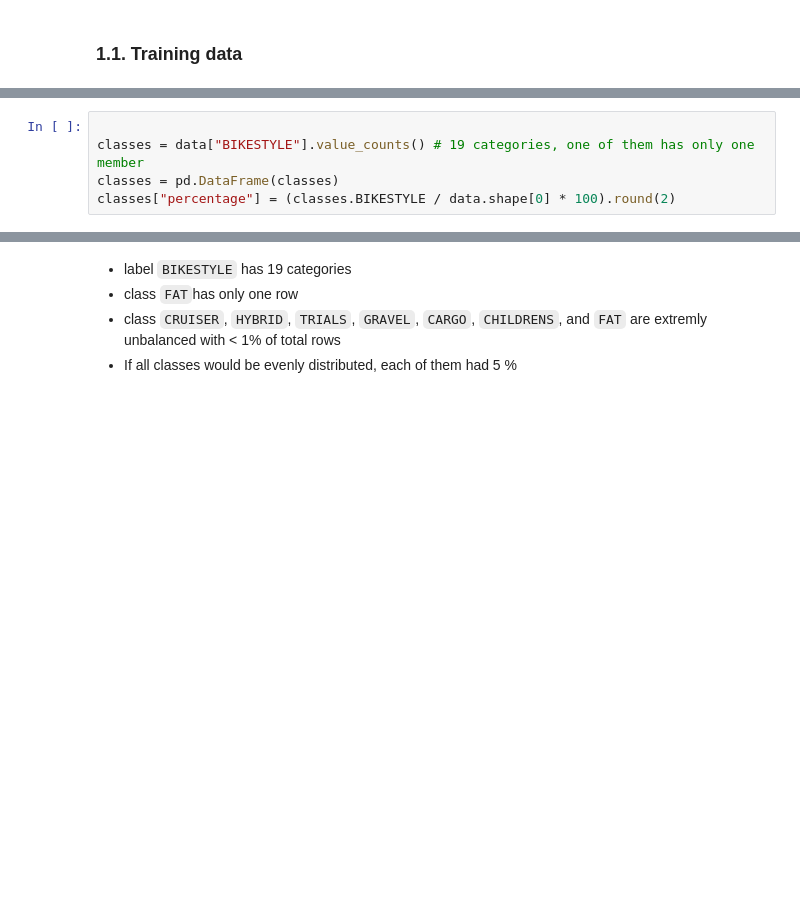
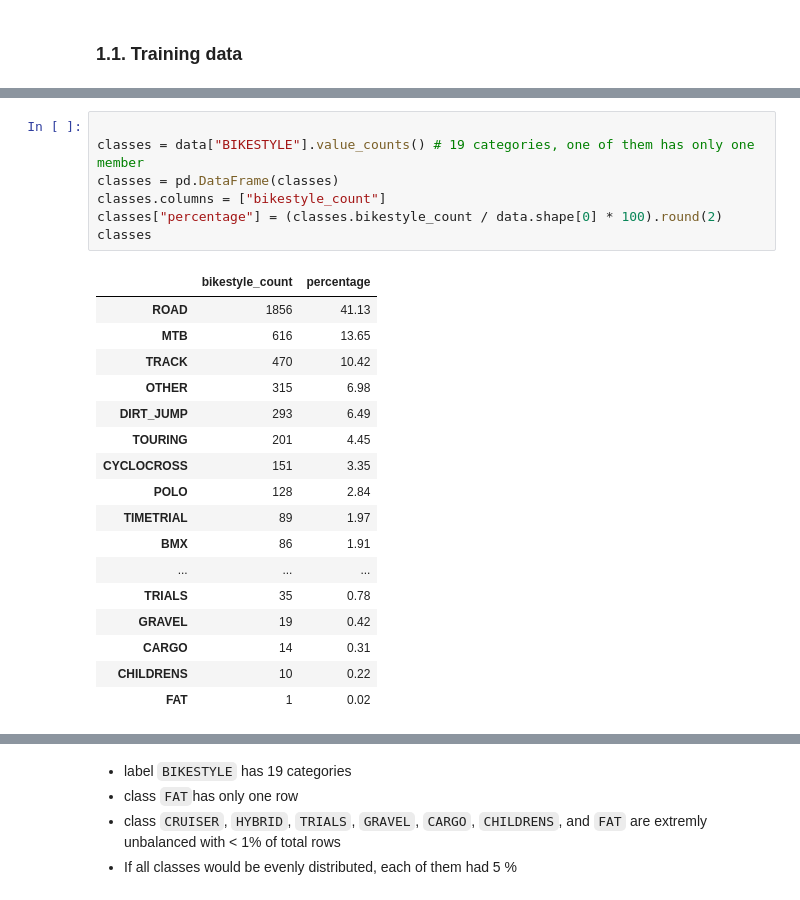
Before and after one commit to lgybas/BIKED_ligy, a Jupyter notebook: Classification_Pipeline_CV.ipynb, the cells around one changed output, grey strips where cells are left out. Saved outputs shown, nothing was run; the diff lists cells and outputs as text; blank space fills up the shorter version.

```diff
--- a/Classification_Pipeline_CV.ipynb
+++ b/Classification_Pipeline_CV.ipynb
@@ -57,8 +67,28 @@ data = pd.read_csv("Data/BIKED_reduced.csv", index_col=0)
 # %%
 
 classes = data["BIKESTYLE"].value_counts() # 19 categories, one of them has only one member
 classes = pd.DataFrame(classes)
-classes["percentage"] = (classes.BIKESTYLE / data.shape[0] * 100).round(2)
+classes.columns = ["bikestyle_count"]
+classes["percentage"] = (classes.bikestyle_count / data.shape[0] * 100).round(2)
+classes
+# %% [output]
+|  | bikestyle_count | percentage |
+| ROAD | 1856 | 41.13 |
+| MTB | 616 | 13.65 |
+| TRACK | 470 | 10.42 |
+| OTHER | 315 | 6.98 |
+| DIRT_JUMP | 293 | 6.49 |
+| TOURING | 201 | 4.45 |
+| CYCLOCROSS | 151 | 3.35 |
+| POLO | 128 | 2.84 |
+| TIMETRIAL | 89 | 1.97 |
+| BMX | 86 | 1.91 |
+| ... | ... | ... |
+| TRIALS | 35 | 0.78 |
+| GRAVEL | 19 | 0.42 |
+| CARGO | 14 | 0.31 |
+| CHILDRENS | 10 | 0.22 |
+| FAT | 1 | 0.02 |
 # %%
 data.shape
 # %% [output]
```
Also changed, not shown: parts of 26 cells of this notebook, 6 other files.
